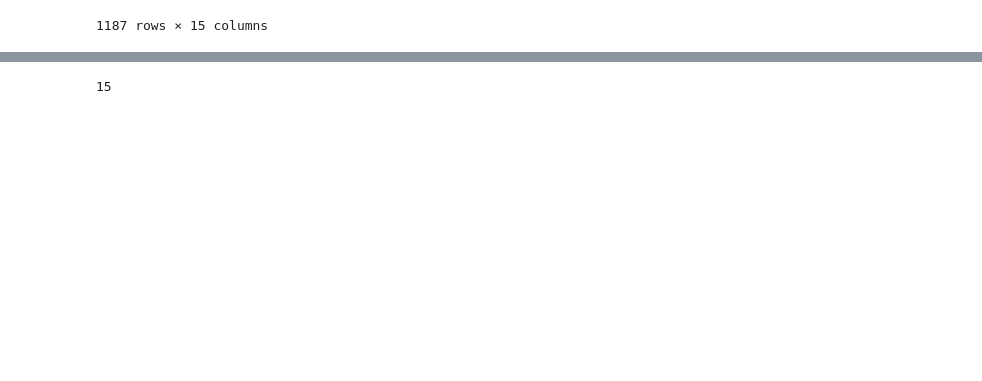
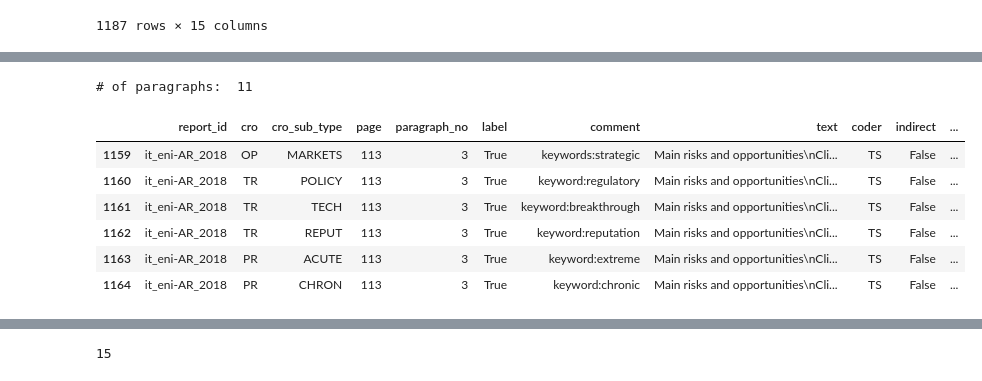
Before and after one commit to dafrie/fin-disclosures-nlp, a Jupyter notebook: notebooks/labels/TrainingDataPreparation.ipynb, the cells around one changed output, grey strips where cells are left out. Saved outputs shown, nothing was run; the diff lists cells and outputs as text; code cells hidden in the pictures; blank space fills up the shorter version.

```diff
--- a/notebooks/labels/TrainingDataPreparation.ipynb
+++ b/notebooks/labels/TrainingDataPreparation.ipynb
@@ -187,6 +187,13 @@ df_labels_positive.loc[1139, "cro_sub_type"] = "ACUTE"
 new_row = df_labels_positive.loc[1139].copy()
 new_row.cro_sub_type = "CHRON"
 df_labels_positive = df_labels_positive.append(new_row, ignore_index=True)
+# %%
+# Show and remove duplicates
+dupl = df.groupby(["report_id", "cro", "cro_sub_type", "page", "paragraph_no"]).size()
+print(dupl[dupl > 1])
+
+df_labels_positive = df_labels_positive.drop(df_labels_positive.query("report_id == 'de_daimler-AR_2003' and page == 75")[1])
+# TODO: df_labels_positive = df_labels_positive.drop([XXXX])
 # %%
 df_labels_positive
 # %% [output]
@@ -205,0 +218,30 @@ df_labels_positive
+# %%
+parsed_reports_folder = "/Users/david/Projects/fin-disclosures-nlp/input_files/annual_reports"
+
+def get_paragraphs(company_id, report_year, page_no, paragraph_no):
+    rows = df_labels_positive.query(f"report_id == '{company_id}-AR_{report_year}' & page == {page_no} & paragraph_no == {paragraph_no}")
+    doc = get_text_from_page(os.path.join(parsed_reports_folder, company_id, f"AR_{report_year}", f"AR_{report_year}.yml"), page_no)
+    processed_doc = DocumentPreprocessor(doc).process()
+    paragraphs = processed_doc.split('\n\n')
+    return rows, paragraphs
+
+# No correction possible: rows = df_labels_positive.query("report_id == 'gb_bp-AR_2017' & page == 268 & paragraph_no == 5")
+# No correction possible: rows = df_labels_positive.query("report_id == 'gb_diageo-AR_2016' & page == 158 & paragraph_no == 1")
+# %%
+# No correction possible/necessary:
+rows, paragraphs = get_paragraphs('gb_bp', 2017, 268, 5)
+rows, paragraphs = get_paragraphs('gb_diageo', 2016, 158, 1)
+
+# Correction possible
+rows, paragraphs = get_paragraphs('it_eni', 2018, 113, 3)
+print("# of paragraphs: ", len(paragraphs))
+rows
+# %% [output]
+# of paragraphs:  11
+|  | report_id | cro | cro_sub_type | page | paragraph_no | label | comment | text | coder | indirect | ... |
+| 1159 | it_eni-AR_2018 | OP | MARKETS | 113 | 3 | True | keywords:strategic | Main risks and opportunities\nCli... | TS | False | ... |
+| 1160 | it_eni-AR_2018 | TR | POLICY | 113 | 3 | True | keyword:regulatory | Main risks and opportunities\nCli... | TS | False | ... |
+| 1161 | it_eni-AR_2018 | TR | TECH | 113 | 3 | True | keyword:breakthrough | Main risks and opportunities\nCli... | TS | False | ... |
+| 1162 | it_eni-AR_2018 | TR | REPUT | 113 | 3 | True | keyword:reputation | Main risks and opportunities\nCli... | TS | False | ... |
+| 1163 | it_eni-AR_2018 | PR | ACUTE | 113 | 3 | True | keyword:extreme | Main risks and opportunities\nCli... | TS | False | ... |
+| 1164 | it_eni-AR_2018 | PR | CHRON | 113 | 3 | True | keyword:chronic | Main risks and opportunities\nCli... | TS | False | ... |
```
Also changed, not shown: parts of 6 cells of this notebook, 1 other file.
